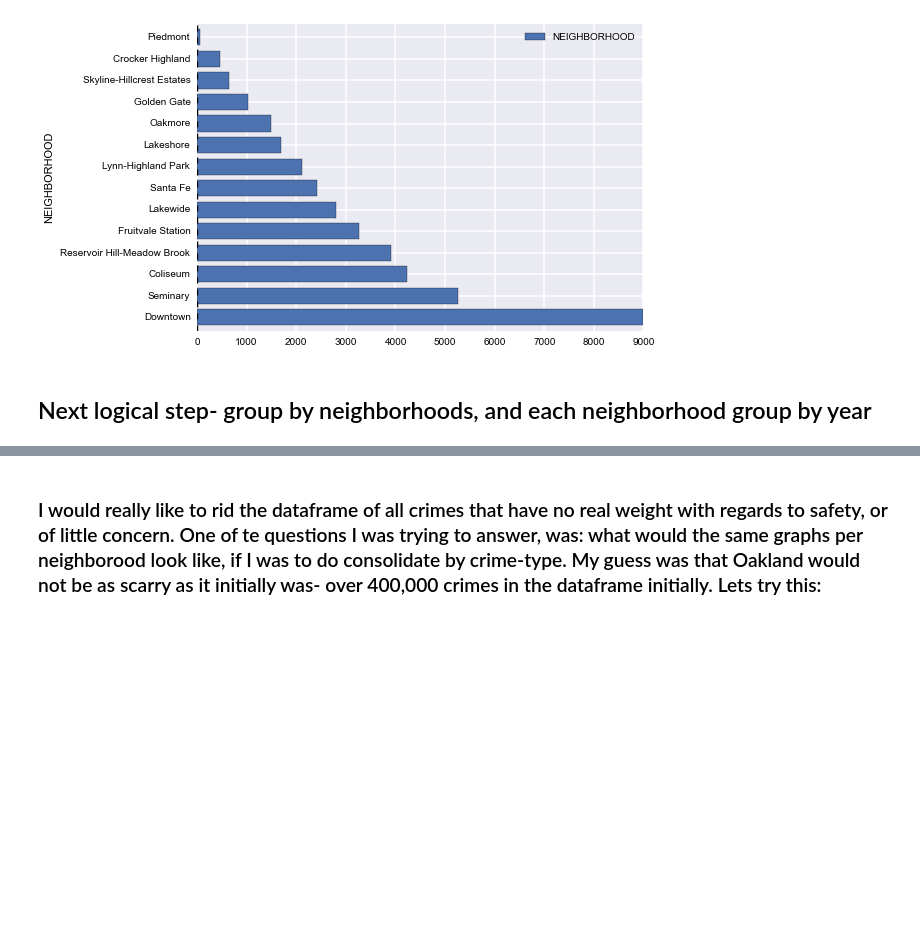
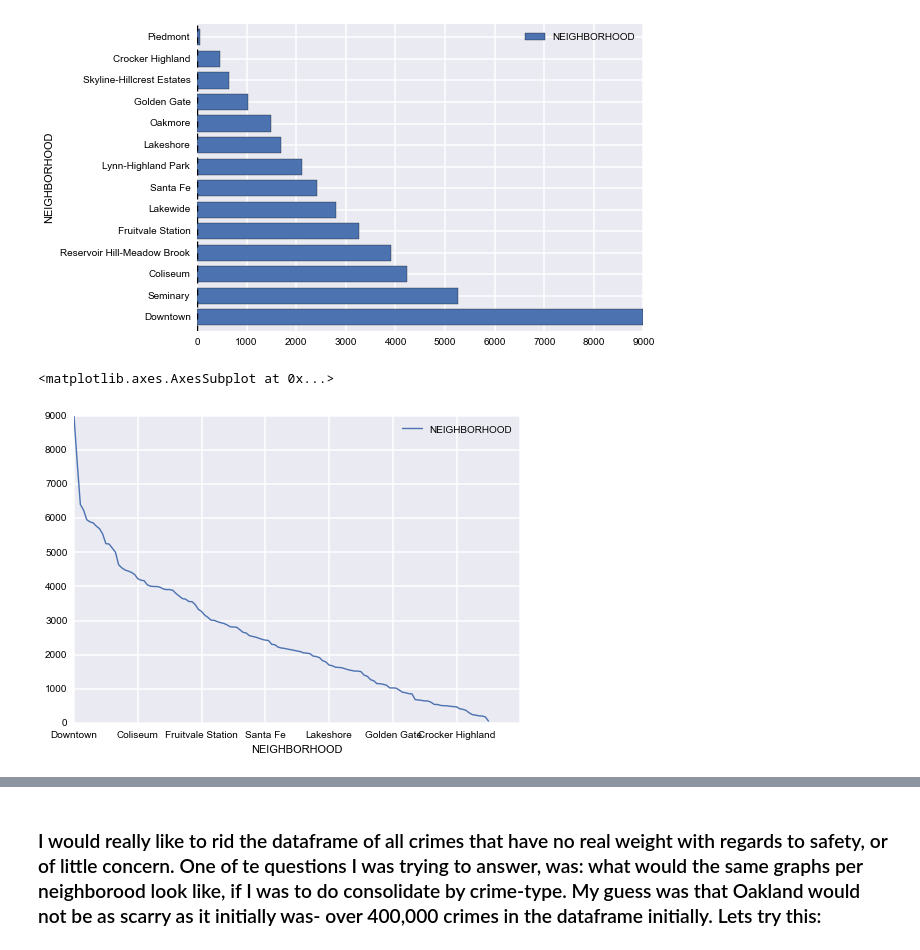
Before and after one commit to kikiliu/Oakland-gentrifcation, a Jupyter notebook: long&short_notebooks_Moshe/moshe_final_long.ipynb, the cells around one changed output, grey strips where cells are left out. Drawn from its saved outputs; the diff is of its cells as text; code cells hidden in the pictures; blank space fills up the shorter version.

```diff
--- a/myfinalnotebookslongandshortMoshe/moshe_final_short.ipynb
+++ b/long&short_notebooks_Moshe/moshe_final_long.ipynb
@@ -123,7 +373,10 @@ hood_group_sorted[::10].plot(kind='barh')
 # %% [output]
 <matplotlib.axes.AxesSubplot at 0x...>
 [figure]
-# %% [markdown]
-## Next logical step- group by neighborhoods, and each neighborhood group by year
+# %%
+hood_group_sorted.plot()
+# %% [output]
+<matplotlib.axes.AxesSubplot at 0x...>
+[figure, added]
 # %%
 hood_year_group = df_year_hood_plot.groupby('NEIGHBORHOOD').apply(lambda x: x.groupby('YEAROCC').agg('count'))
```
Also changed, not shown: parts of 101 cells of this notebook.
